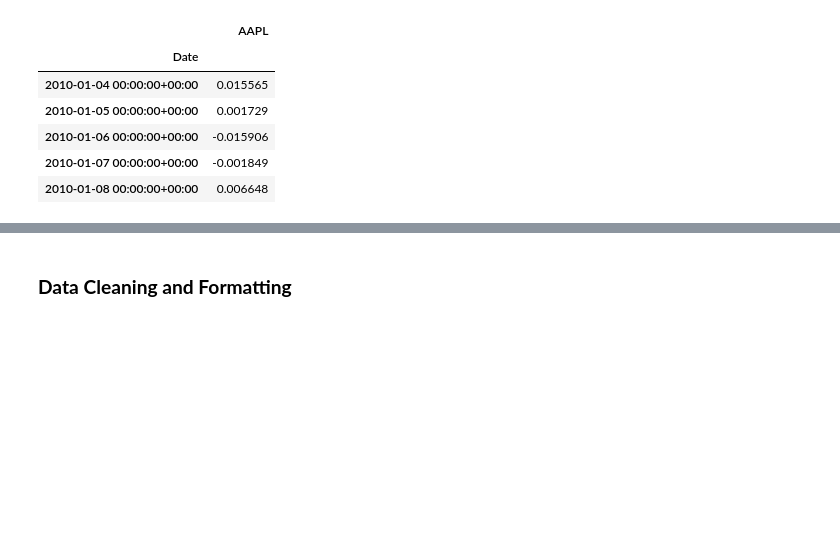
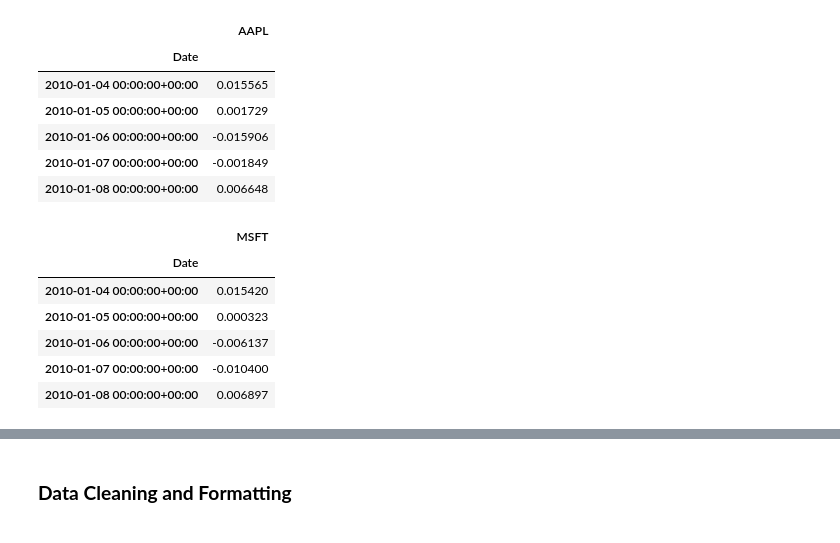
Before and after one commit to TeslimAdeyanju/8-Portfolio-Stock-Analysis, a Jupyter notebook: stock-market-analysis-and-prediction.ipynb, the cells around one changed output, grey strips where cells are left out. Cells and saved outputs as stored; diff of their text form; code cells hidden in the pictures; blank space fills up the shorter version.

```diff
--- a/stock-market-analysis-and-prediction.ipynb
+++ b/stock-market-analysis-and-prediction.ipynb
@@ -218,3 +218,14 @@ aapl_returns.head()
 | 2010-01-06 00:00:00+00:00 | -0.015906 |
 | 2010-01-07 00:00:00+00:00 | -0.001849 |
 | 2010-01-08 00:00:00+00:00 | 0.006648 |
+# %%
+# Display the first 5 rows of the microsoft data returns
+msft_returns.head()
+# %% [output]
+|  | MSFT |
+| Date |  |
+| 2010-01-04 00:00:00+00:00 | 0.015420 |
+| 2010-01-05 00:00:00+00:00 | 0.000323 |
+| 2010-01-06 00:00:00+00:00 | -0.006137 |
+| 2010-01-07 00:00:00+00:00 | -0.010400 |
+| 2010-01-08 00:00:00+00:00 | 0.006897 |
```
Also changed, not shown: parts of 8 cells of this notebook.
